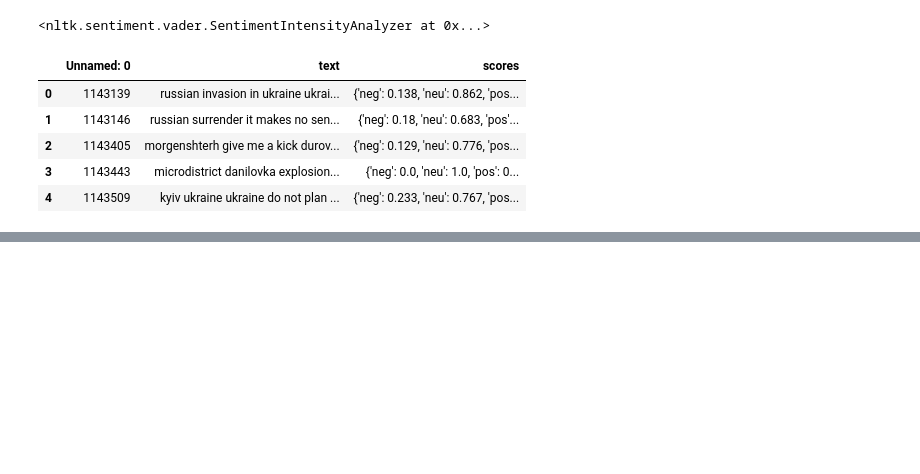
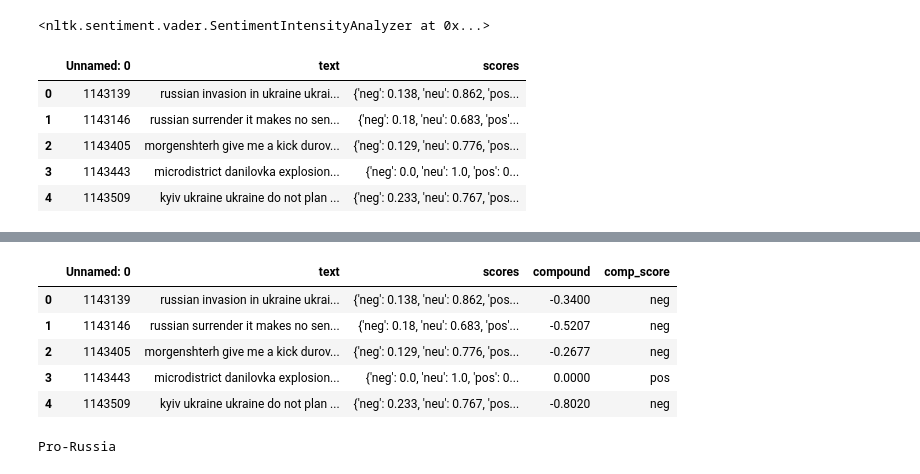
Before and after one commit to Preeti-gupta02/DeepLearningFinalProject, a Jupyter notebook: data engineering/Sentiment Analysis.ipynb, the cells around one changed output, grey strips where cells are left out. Saved outputs shown, nothing was run; the diff lists cells and outputs as text; code cells hidden in the pictures; blank space fills up the shorter version.

Commit message:
added labels

```diff
--- a/data engineering/Sentiment Analysis.ipynb
+++ b/data engineering/Sentiment Analysis.ipynb
@@ -74,3 +74,7 @@ df.head()
 | 2 | 1143405 | morgenshterh give me a kick durov... | {'neg': 0.129, 'neu': 0.776, 'pos... |
 | 3 | 1143443 | microdistrict danilovka explosion... | {'neg': 0.0, 'neu': 1.0, 'pos': 0... |
 | 4 | 1143509 | kyiv ukraine ukraine do not plan ... | {'neg': 0.233, 'neu': 0.767, 'pos... |
+# %%
+df['compound']  = df['scores'].apply(lambda score_dict: score_dict['compound'])
+
+df.head()
@@ -76,0 +88,11 @@ df.head()
+# %%
+df['comp_score'] = df['compound'].apply(lambda c: 'pos' if c >=0 else 'neg')
+
+df.head()
+# %% [output]
+|  | Unnamed: 0 | text | scores | compound | comp_score |
+| 0 | 1143139 | russian invasion in ukraine ukrai... | {'neg': 0.138, 'neu': 0.862, 'pos... | -0.3400 | neg |
+| 1 | 1143146 | russian surrender it makes no sen... | {'neg': 0.18, 'neu': 0.683, 'pos'... | -0.5207 | neg |
+| 2 | 1143405 | morgenshterh give me a kick durov... | {'neg': 0.129, 'neu': 0.776, 'pos... | -0.2677 | neg |
+| 3 | 1143443 | microdistrict danilovka explosion... | {'neg': 0.0, 'neu': 1.0, 'pos': 0... | 0.0000 | pos |
+| 4 | 1143509 | kyiv ukraine ukraine do not plan ... | {'neg': 0.233, 'neu': 0.767, 'pos... | -0.8020 | neg |
@@ -77,2 +144,6 @@ df.head()
+# %%
+print(make_labels("it's just me that kremlinrussia is acting weird now if you suspect he's a psycho please say it right now for god's sake you should do something putin ukraineunderattack ukrainerussia"))
+# %% [output]
+Pro-Russia
 # %%
 df.to_csv('sentiment_translated_russian.csv')
```
Also changed, not shown: parts of 4 cells of this notebook, 1 other file.
